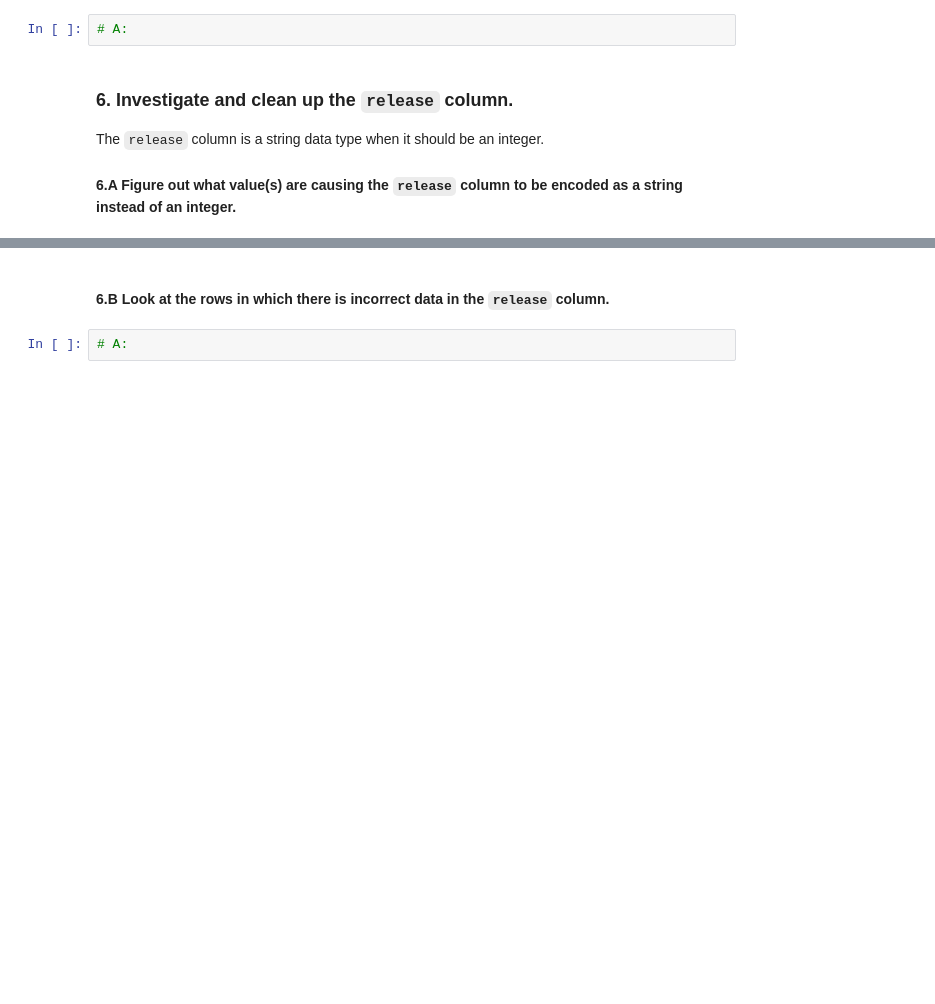
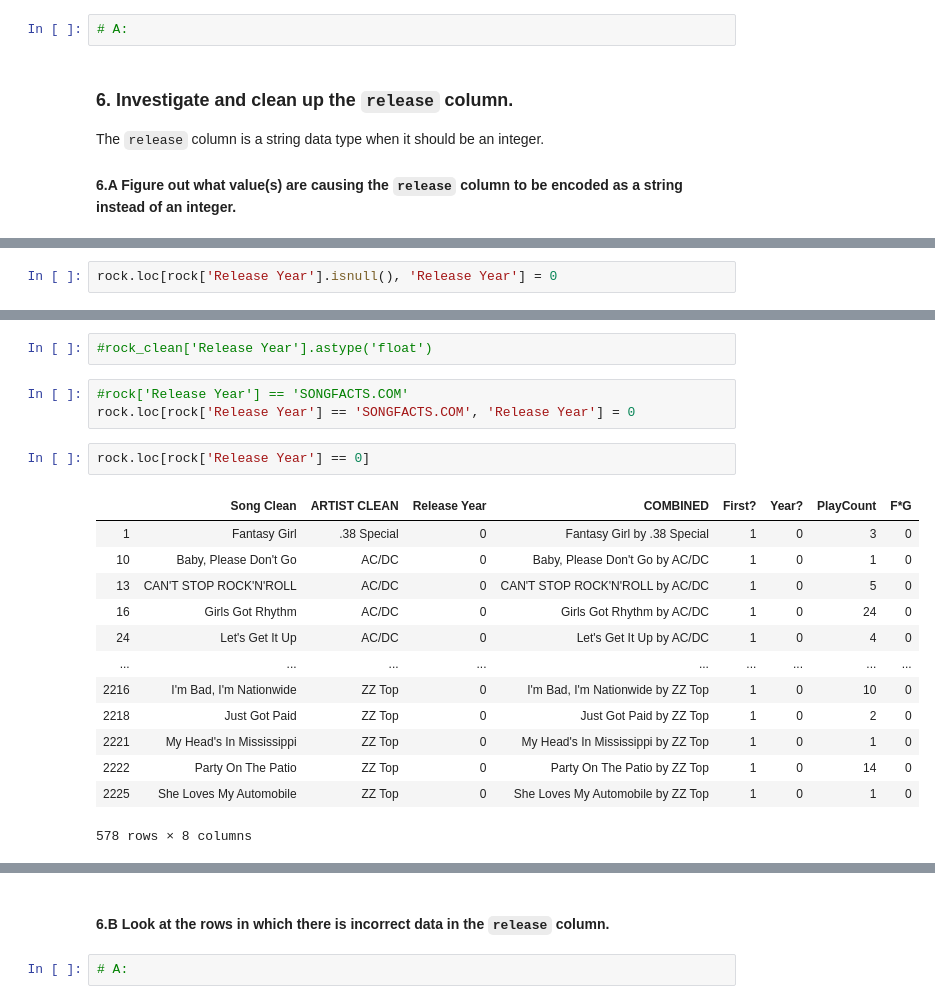
Before and after one commit to jfkoehler/Data-and-Design, a Jupyter notebook: week_2/pandas-cleaning-apply.ipynb, the cells around one changed output, grey strips where cells are left out. Saved outputs shown, nothing was run; the diff lists cells and outputs as text; blank space fills up the shorter version.

```diff
--- a/week_2/pandas-cleaning-apply.ipynb
+++ b/week_2/pandas-cleaning-apply.ipynb
@@ -96,0 +166,2 @@ The `release` column is a string data type when it should be an integer.
+# %%
+rock.loc[rock['Release Year'].isnull(), 'Release Year'] = 0
@@ -96,0 +176,21 @@ The `release` column is a string data type when it should be an integer.
+# %%
+#rock_clean['Release Year'].astype('float')
+# %%
+#rock['Release Year'] == 'SONGFACTS.COM'
+rock.loc[rock['Release Year'] == 'SONGFACTS.COM', 'Release Year'] = 0
+# %%
+rock.loc[rock['Release Year'] == 0]
+# %% [output]
+|  | Song Clean | ARTIST CLEAN | Release Year | COMBINED | First? | Year? | PlayCount | F*G |
+| 1 | Fantasy Girl | .38 Special | 0 | Fantasy Girl by .38 Special | 1 | 0 | 3 | 0 |
+| 10 | Baby, Please Don't Go | AC/DC | 0 | Baby, Please Don't Go by AC/DC | 1 | 0 | 1 | 0 |
+| 13 | CAN'T STOP ROCK'N'ROLL | AC/DC | 0 | CAN'T STOP ROCK'N'ROLL by AC/DC | 1 | 0 | 5 | 0 |
+| 16 | Girls Got Rhythm | AC/DC | 0 | Girls Got Rhythm by AC/DC | 1 | 0 | 24 | 0 |
+| 24 | Let's Get It Up | AC/DC | 0 | Let's Get It Up by AC/DC | 1 | 0 | 4 | 0 |
+| ... | ... | ... | ... | ... | ... | ... | ... | ... |
+| 2216 | I'm Bad, I'm Nationwide | ZZ Top | 0 | I'm Bad, I'm Nationwide by ZZ Top | 1 | 0 | 10 | 0 |
+| 2218 | Just Got Paid | ZZ Top | 0 | Just Got Paid by ZZ Top | 1 | 0 | 2 | 0 |
+| 2221 | My Head's In Mississippi | ZZ Top | 0 | My Head's In Mississippi by ZZ Top | 1 | 0 | 1 | 0 |
+| 2222 | Party On The Patio | ZZ Top | 0 | Party On The Patio by ZZ Top | 1 | 0 | 14 | 0 |
+| 2225 | She Loves My Automobile | ZZ Top | 0 | She Loves My Automobile by ZZ Top | 1 | 0 | 1 | 0 |
+578 rows × 8 columns
```
Also changed, not shown: parts of 13 cells of this notebook, 2 other files.
